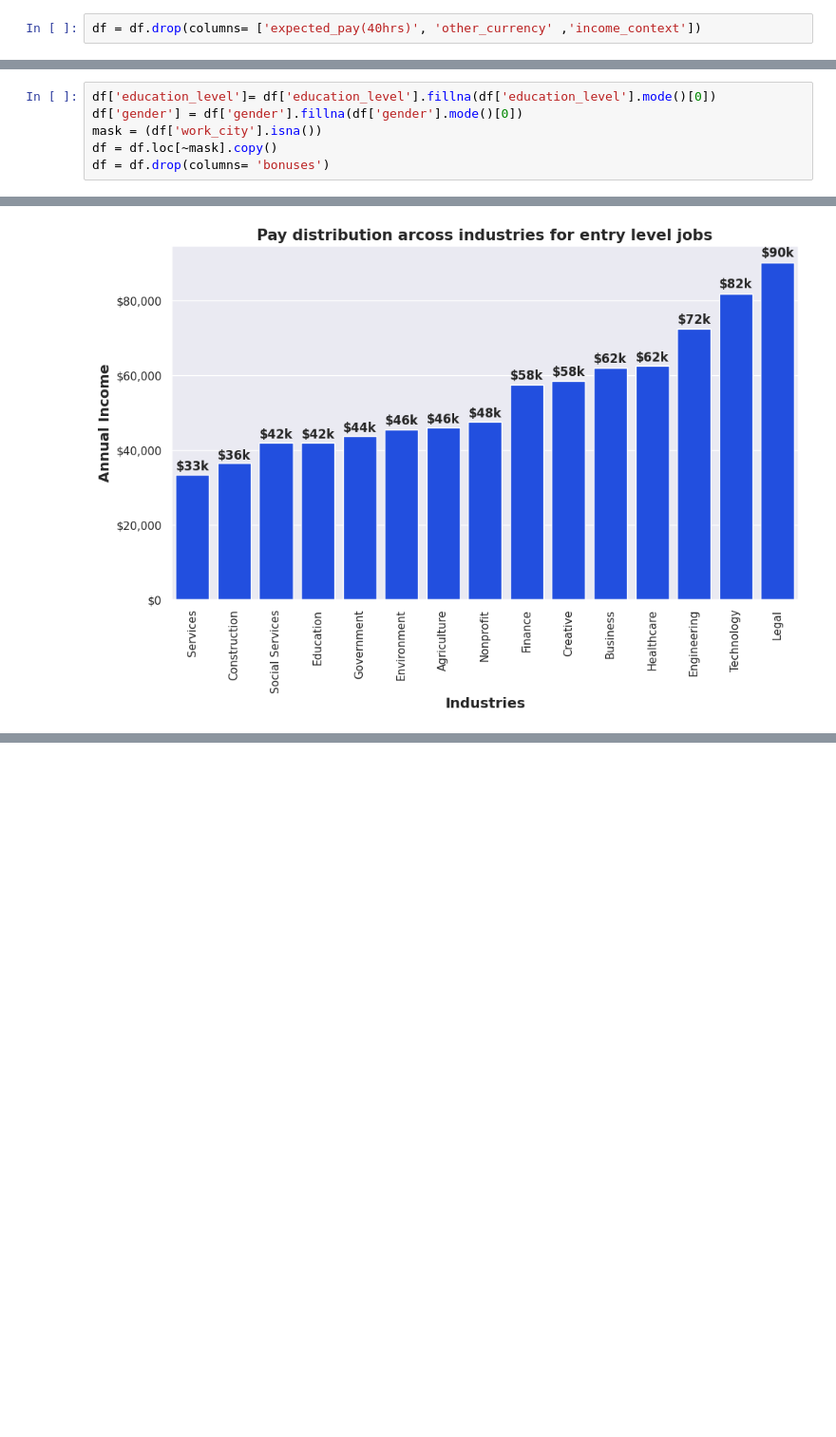
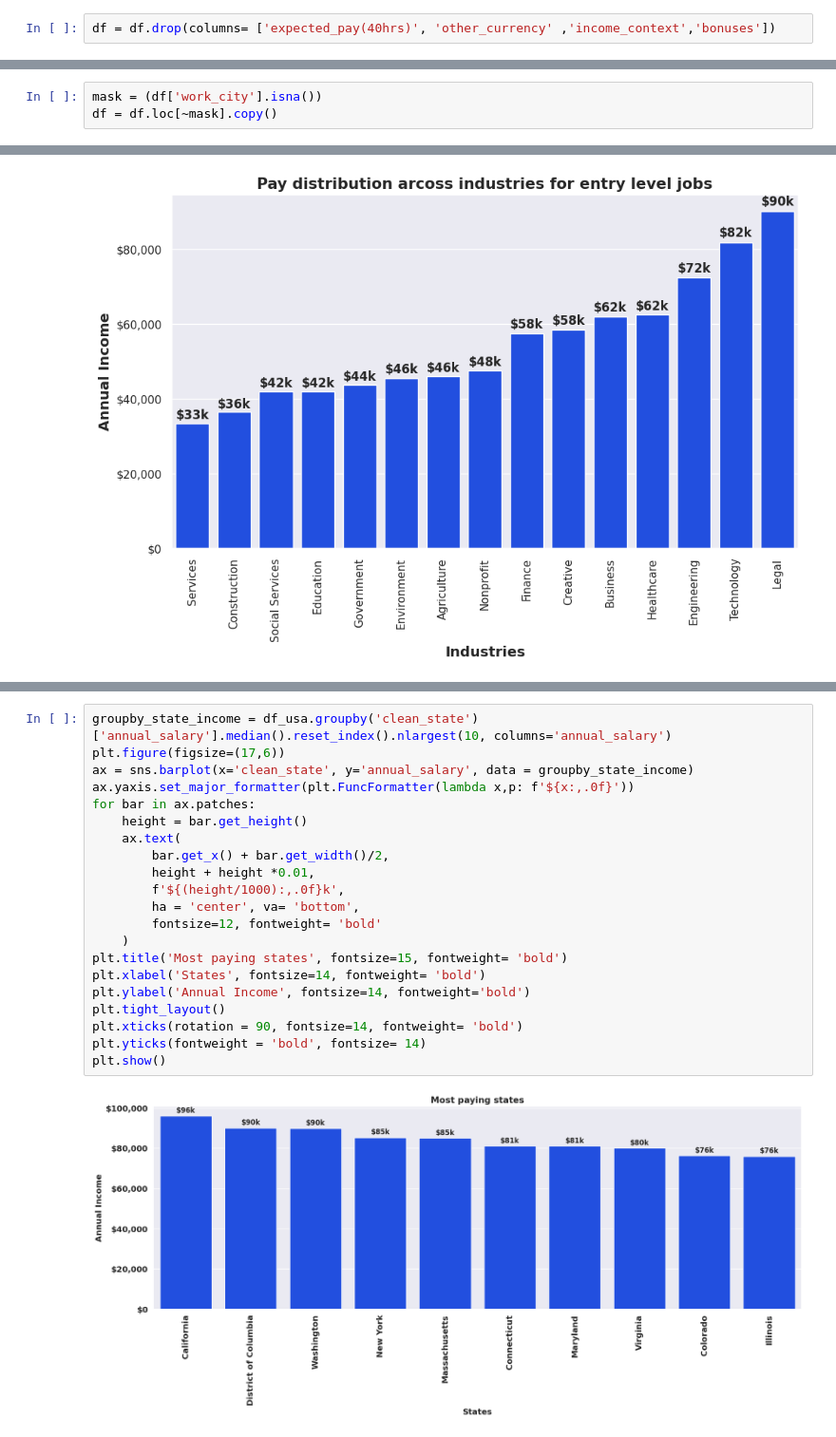
Before and after one commit to BhaskarMishra05/Data, a Jupyter notebook: src/Notebook/change.ipynb, the cells around one changed output, grey strips where cells are left out. Shown at 95% size. Saved outputs shown, nothing was run; the diff lists cells and outputs as text; blank space fills up the shorter version.

```diff
--- a/src/Notebook/change.ipynb
+++ b/src/Notebook/change.ipynb
@@ -84,3 +122,3 @@ thus it will be better to drop these columns permanently
 # %%
-df = df.drop(columns= ['expected_pay(40hrs)', 'other_currency' ,'income_context'])
+df = df.drop(columns= ['expected_pay(40hrs)', 'other_currency' ,'income_context','bonuses'])
 # %%
@@ -506,11 +600,8 @@ df.loc[((df['state(only_USA)'].isna() | df['work_city'].isna())),['state(only_US
 | 8069 | OutsideUSA | None | Finland |
 | 9306 | OutsideUSA | None | New Zealand |
 # %%
-df['education_level']= df['education_level'].fillna(df['education_level'].mode()[0])
-df['gender'] = df['gender'].fillna(df['gender'].mode()[0])
 mask = (df['work_city'].isna())
 df = df.loc[~mask].copy()
-df = df.drop(columns= 'bonuses')
 # %%
 Q1 = df['annual_salary'].quantile(0.25)
 Q3 = df['annual_salary'].quantile(0.75)
@@ -1299,0 +1079,23 @@ plt.show()
+# %%
+groupby_state_income = df_usa.groupby('clean_state')['annual_salary'].median().reset_index().nlargest(10, columns='annual_salary')
+plt.figure(figsize=(17,6))
+ax = sns.barplot(x='clean_state', y='annual_salary', data = groupby_state_income)
+ax.yaxis.set_major_formatter(plt.FuncFormatter(lambda x,p: f'${x:,.0f}'))
+for bar in ax.patches:
+    height = bar.get_height()
+    ax.text(
+        bar.get_x() + bar.get_width()/2,
+        height + height *0.01,
+        f'${(height/1000):,.0f}k',
+        ha = 'center', va= 'bottom',
+        fontsize=12, fontweight= 'bold'
+    )
+plt.title('Most paying states', fontsize=15, fontweight= 'bold')
+plt.xlabel('States', fontsize=14, fontweight= 'bold')
+plt.ylabel('Annual Income', fontsize=14, fontweight='bold')
+plt.tight_layout()
+plt.xticks(rotation = 90, fontsize=14, fontweight= 'bold')
+plt.yticks(fontweight = 'bold', fontsize= 14)
+plt.show()
+# %% [output]
+[figure, added]
```
Also changed, not shown: parts of 29 cells of this notebook, 1 other file.
